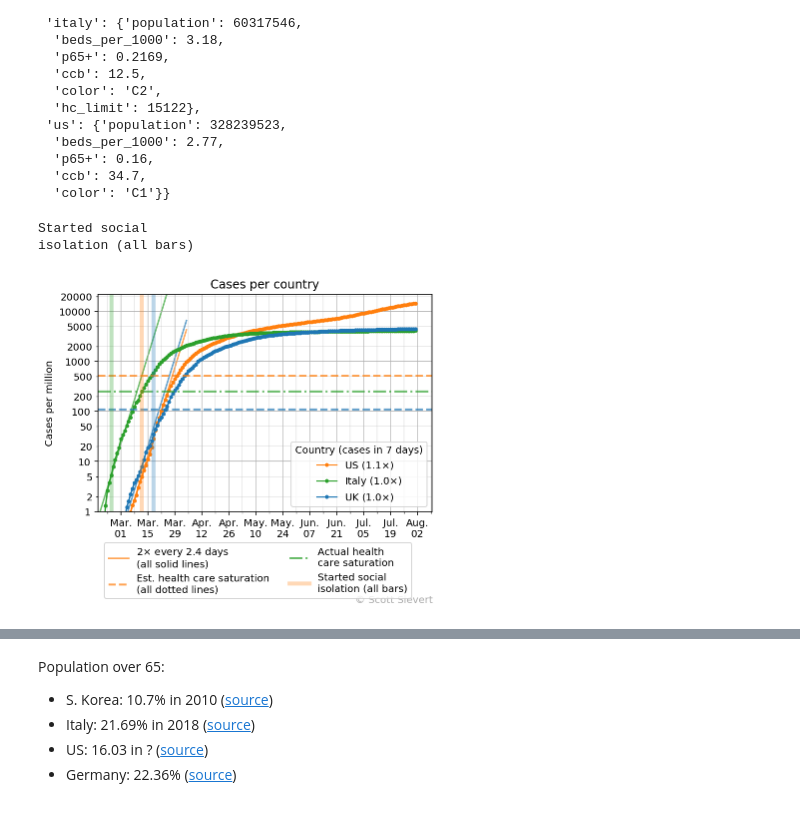
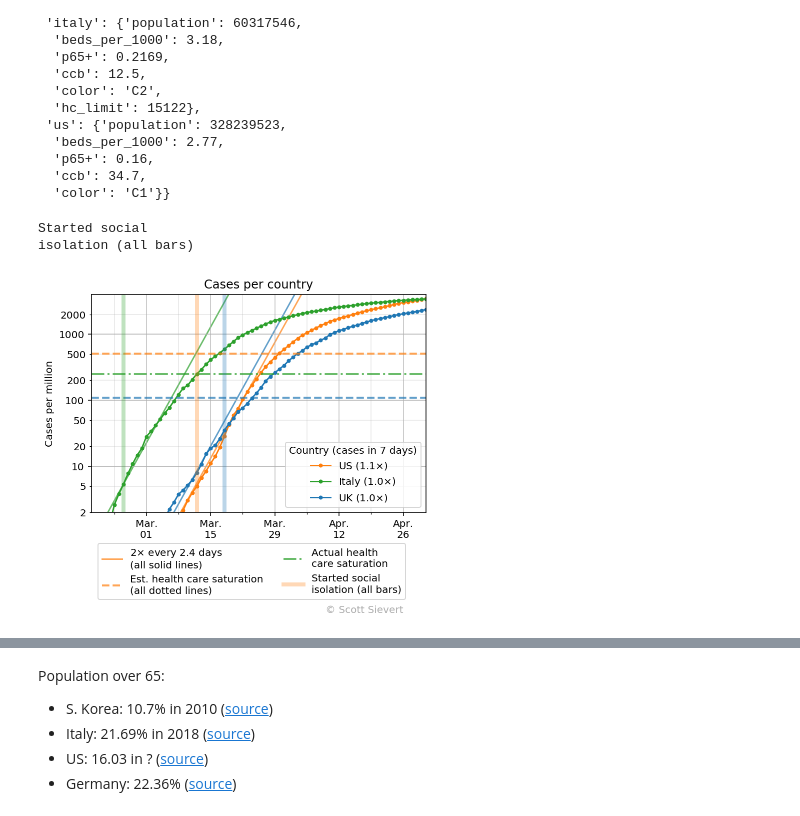
Before and after one commit to stsievert/covid-19, a Jupyter notebook: coronavirus.ipynb, the cells around one changed output, grey strips where cells are left out. Drawn from its saved outputs; the diff is of its cells as text; code cells hidden in the pictures.

```diff
--- a/coronavirus.ipynb
+++ b/coronavirus.ipynb
@@ -18,7 +18,7 @@ def get_country(country, driver=None):
     return html
 # %%
 opts = FirefoxOptions()
-opts.headless = False
+opts.headless = True
 driver = webdriver.Firefox(options=opts)
 print("entering")
 raw_charts = {country: get_country(country, driver=driver)
@@ -509,7 +511,7 @@ for c in to_show:
     lines.append(line)
 legend1 = ax.legend(loc="best", handles=lines, title="Country (cases in 7 days)")
 ax.add_artist(legend1)
-x = [mdates.date2num(_) for _ in [datetime(2020, 2, 18), datetime.now() + timedelta(7)]]
+x = [mdates.date2num(_) for _ in [datetime(2020, 2, 18), datetime(2020, 5, 1)]]
 ax.set_xlim(*x)
 
 dates = {
@@ -588,36 +590,36 @@ for label, x in dates.items():
 ax.legend(handles=lines, loc=(0.02, -0.4), ncol=2)
 ax.set_yscale("log")
 ax.xaxis.set_major_formatter(mdates.DateFormatter('%b.\n%d'))
 ax.grid(alpha=0.8)
 ax.grid(alpha=0.3, which="minor", axis="y")
 weeks = pd.date_range(start=datetime(2020, 2, 15), end=datetime(2020, 2, 15) + timedelta(days=360), freq="2W")
 weeks_mpl = [mdates.date2num(w) for w in weeks]
 ax.xaxis.set_major_locator(plt.FixedLocator(weeks_mpl))
 
 weeks = pd.date_range(start=datetime(2020, 2, 15) + timedelta(7), end=datetime(2020, 2, 15) + timedelta(days=365), freq="2W")
 weeks_mpl = [mdates.date2num(w) for w in weeks]
 ax.xaxis.set_minor_locator(plt.FixedLocator(weeks_mpl))
 ax.grid(which="minor", axis="x", alpha=0.3)
 
 ymajor = [10**i for i in range(-2, 6)]
 yminor = sum([[2 * f, 5 * f] for f in [1e-1, 1e0, 1e1, 1e2, 1e3, 1e4, 1e5, 1e6]], [])
 ax.yaxis.set_major_locator(plt.FixedLocator(ymajor))
 ax.yaxis.set_minor_locator(plt.FixedLocator(yminor))
 ax.yaxis.set_minor_formatter(plt.FuncFormatter(lambda x, _: str(int(x))))
 ax.yaxis.set_major_formatter(plt.FuncFormatter(lambda x, _: str(int(x))))
-ax.set_ylim(1, None)
+ax.set_ylim(2, 4000)
 # ax.tick_params(axis="y", which="minor", grid_linestyle="--")
 ax.tick_params(axis="y", which="major", grid_linewidth=1)
 
 
-ax.text(ax.get_xlim()[1] - 40, 1.5e-2 * ax.get_ylim()[0], "© Scott Sievert", color="#" + "a" * 6)
+ax.text(ax.get_xlim()[1] - 22, 0.03 * ax.get_ylim()[0], "© Scott Sievert", color="#" + "a" * 6)
 
 fig.savefig("imgs/rate.svg", bbox_inches="tight")
 fig.savefig("imgs/rate.png", bbox_inches="tight", dpi=300)
 # %% [output]
 Started social
 isolation (all bars)
-[figure, old version]
+[figure, new version]
 # %%
 from datetime import timedelta
 us = {
```
Also changed, not shown: parts of 8 cells of this notebook, 29 other files.
